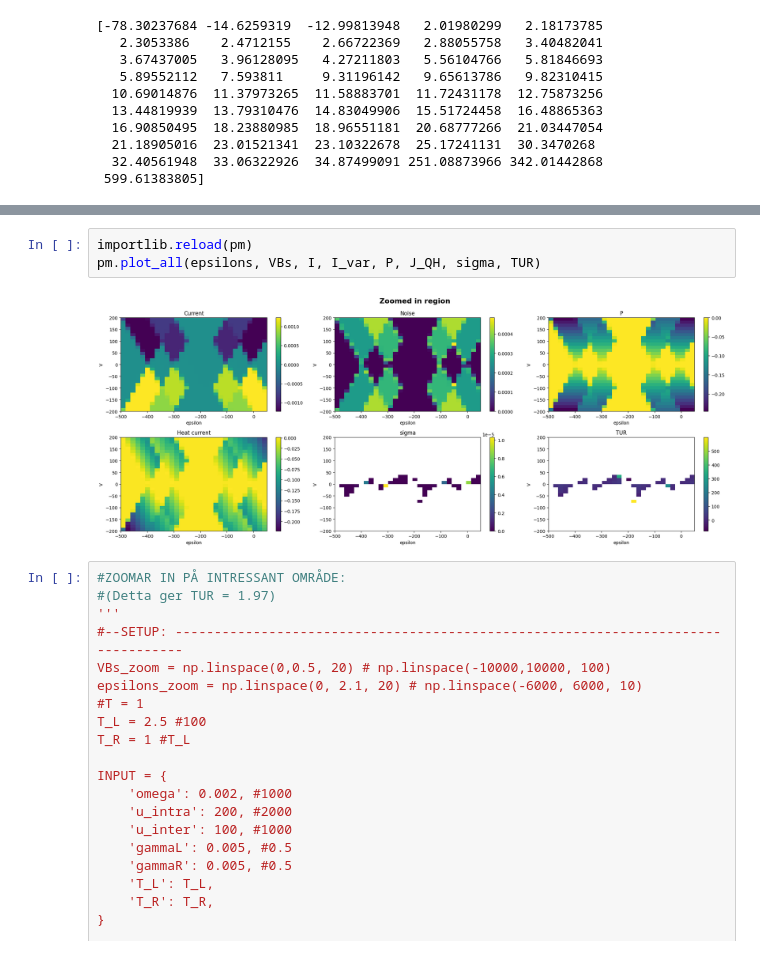
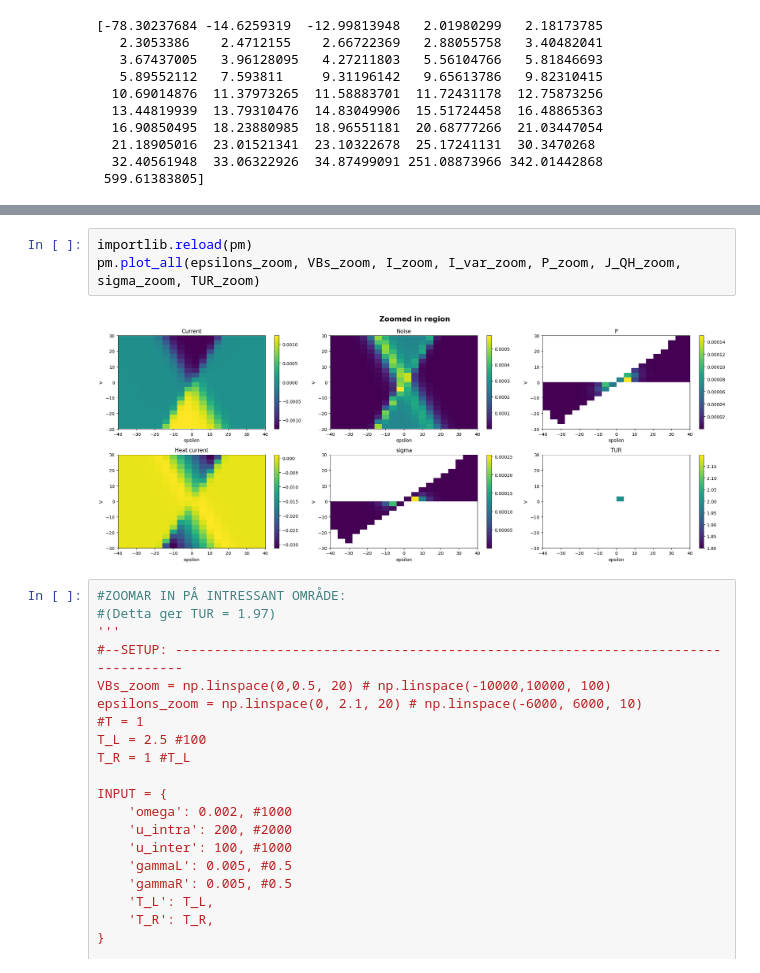
Before and after one commit to myIntSet/thermoelectrics, a Jupyter notebook: finding serial TUR violation/for presentation.ipynb, the cells around one changed output, grey strips where cells are left out. Cells and saved outputs as stored; diff of their text form.

```diff
--- a/finding serial TUR violation/for presentation.ipynb
+++ b/finding serial TUR violation/for presentation.ipynb
@@ -231,8 +205,8 @@ TUR_test, _, eff_test, sigma_test = tc.calculate_tur(T_L=T_L, T_R=T_R, I=I_test,
-# %%
-importlib.reload(pm)
-pm.plot_all(epsilons, VBs, I, I_var, P, J_QH, sigma, TUR)
-# %% [output]
-[figure, removed]
+# %%
+importlib.reload(pm)
+pm.plot_all(epsilons_zoom, VBs_zoom, I_zoom, I_var_zoom, P_zoom, J_QH_zoom, sigma_zoom, TUR_zoom)
+# %% [output]
+[figure, added]
 # %%
 #ZOOMAR IN PÅ INTRESSANT OMRÅDE:
 #(Detta ger TUR = 1.97)
```
Also changed, not shown: parts of 6 cells of this notebook, 1 other file.
